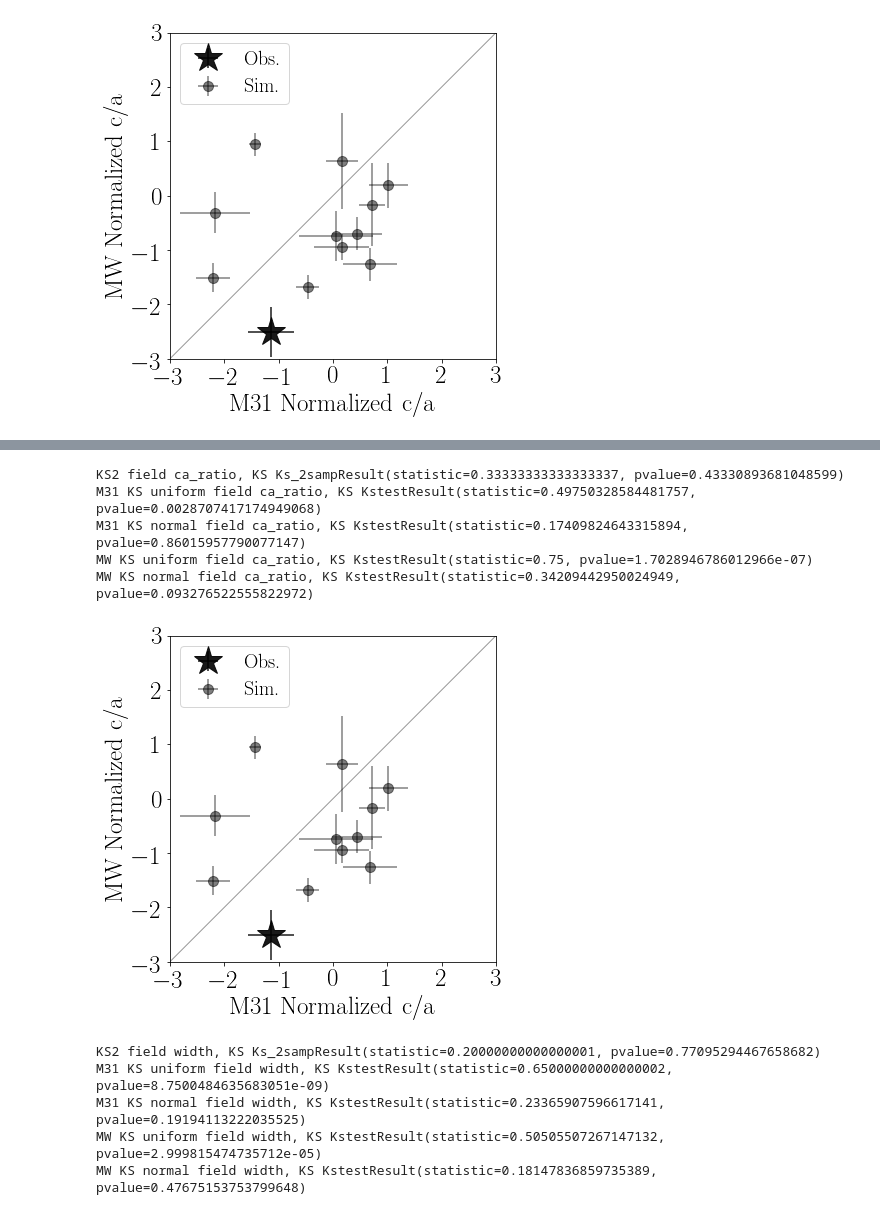
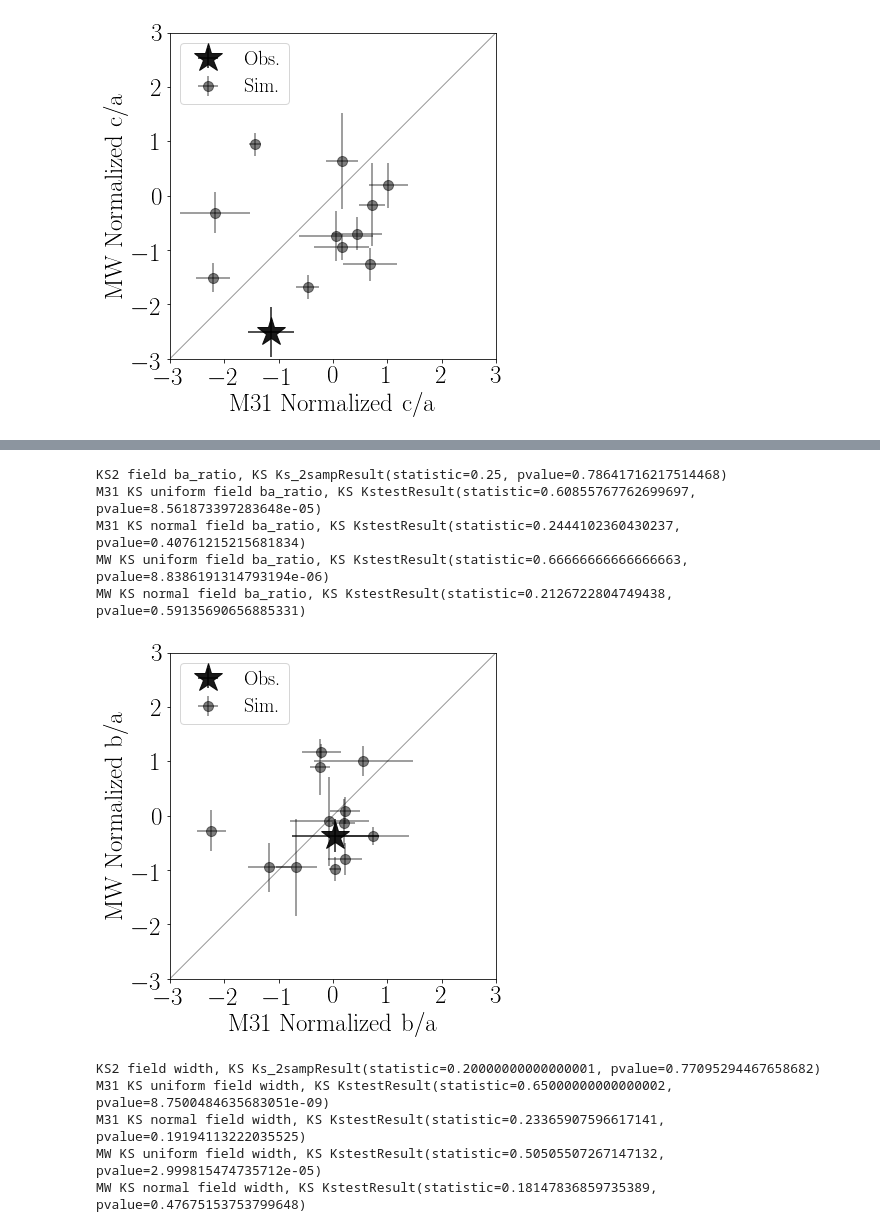
Before and after one commit to astroandes/SatelliteShapeLG, a Jupyter notebook: code/plot.ipynb, the cells around one changed output, grey strips where cells are left out. Drawn from its saved outputs; the diff is of its cells as text; code cells hidden in the pictures.

```diff
--- a/code/plot.ipynb
+++ b/code/plot.ipynb
@@ -497,14 +497,14 @@ MW KS normal field ca_ratio, KS KstestResult(statistic=0.28360837452652621, pval
 # %%
 plot_normalized(M31_obs_vmag_sorted, MW_obs_vmag_sorted,
              M31_sim_vmax_sorted_elvis, MW_sim_vmax_sorted_elvis,
-                field='ca_ratio', title='ranked_elvis')
+                field='ba_ratio', title='ranked_elvis')
 # %% [output]
-KS2 field ca_ratio, KS Ks_2sampResult(statistic=0.33333333333333337, pvalue=0.43330893681048599)
-M31 KS uniform field ca_ratio, KS KstestResult(statistic=0.49750328584481757, pvalue=0.0028707417174949068)
-M31 KS normal field ca_ratio, KS KstestResult(statistic=0.17409824643315894, pvalue=0.86015957790077147)
-MW KS uniform field ca_ratio, KS KstestResult(statistic=0.75, pvalue=1.7028946786012966e-07)
-MW KS normal field ca_ratio, KS KstestResult(statistic=0.34209442950024949, pvalue=0.093276522555822972)
+KS2 field ba_ratio, KS Ks_2sampResult(statistic=0.25, pvalue=0.78641716217514468)
+M31 KS uniform field ba_ratio, KS KstestResult(statistic=0.60855767762699697, pvalue=8.561873397283648e-05)
+M31 KS normal field ba_ratio, KS KstestResult(statistic=0.2444102360430237, pvalue=0.40761215215681834)
+MW KS uniform field ba_ratio, KS KstestResult(statistic=0.66666666666666663, pvalue=8.8386191314793194e-06)
+MW KS normal field ba_ratio, KS KstestResult(statistic=0.2126722804749438, pvalue=0.59135690656885331)
-[figure, old version]
+[figure, new version]
 # %%
 plot_normalized(M31_obs_vmag_sorted, MW_obs_vmag_sorted,
              M31_sim_vmax_sorted, MW_sim_vmax_sorted,
```
Also changed, not shown: parts of 1 cell of this notebook.
